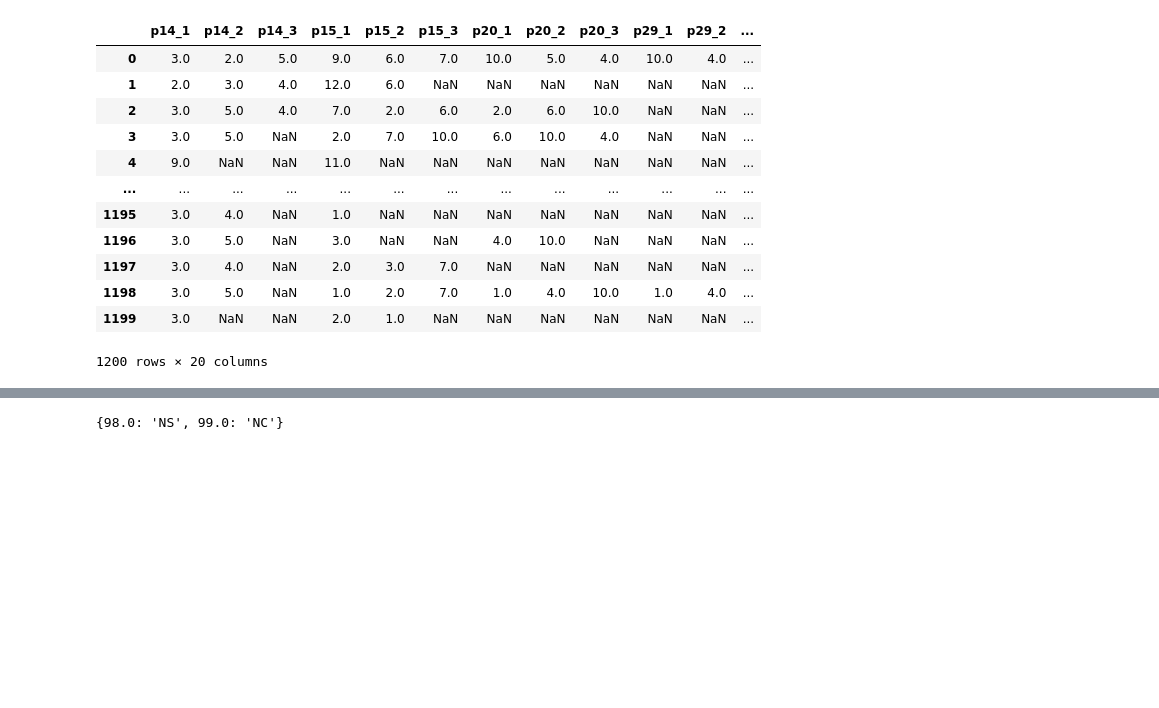
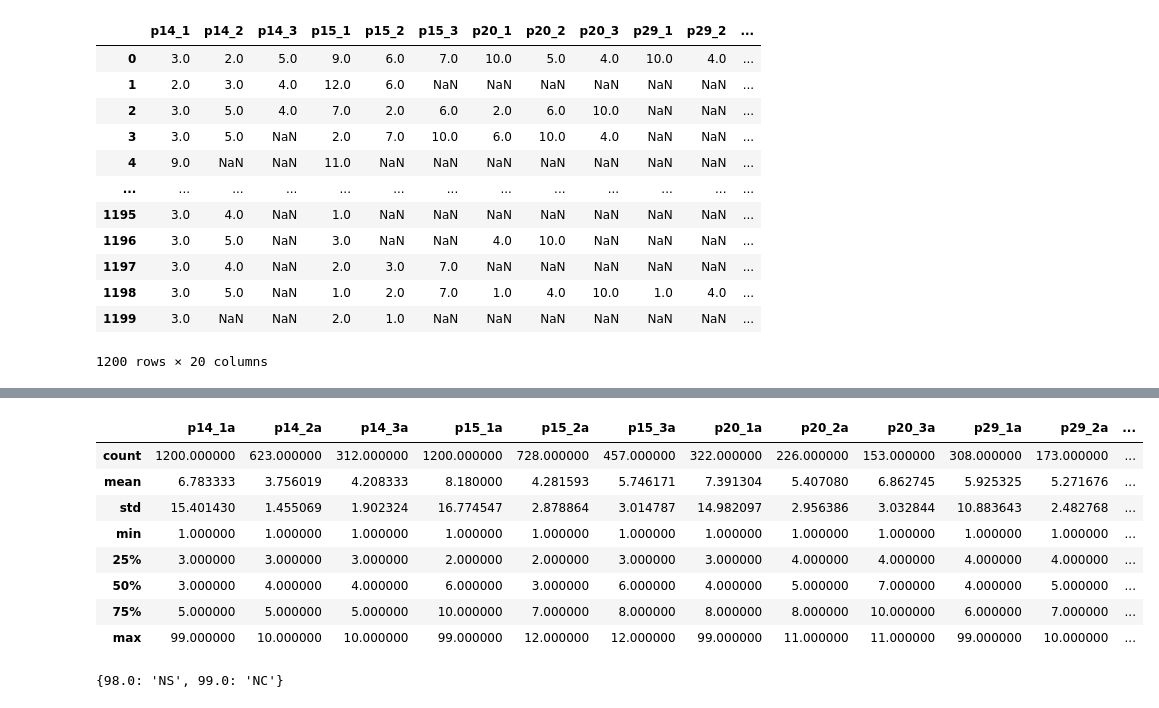
Before and after one commit to salvadorVMA/navegador, a Jupyter notebook: test_genai.ipynb, the cells around one changed output, grey strips where cells are left out. Cells and saved outputs as stored; diff of their text form; code cells hidden in the pictures; blank space fills up the shorter version.

```diff
--- a/test_genai.ipynb
+++ b/test_genai.ipynb
@@ -749,3 +962,15 @@ result, base_colnames, matching_colnames
+# %%
+enc_dict['Ciencia_y_Tecnologia']['dataframe'].filter(regex='^p.*a$').describe()
+# %% [output]
+|  | p14_1a | p14_2a | p14_3a | p15_1a | p15_2a | p15_3a | p20_1a | p20_2a | p20_3a | p29_1a | p29_2a | ... |
+| count | 1200.000000 | 623.000000 | 312.000000 | 1200.000000 | 728.000000 | 457.000000 | 322.000000 | 226.000000 | 153.000000 | 308.000000 | 173.000000 | ... |
+| mean | 6.783333 | 3.756019 | 4.208333 | 8.180000 | 4.281593 | 5.746171 | 7.391304 | 5.407080 | 6.862745 | 5.925325 | 5.271676 | ... |
+| std | 15.401430 | 1.455069 | 1.902324 | 16.774547 | 2.878864 | 3.014787 | 14.982097 | 2.956386 | 3.032844 | 10.883643 | 2.482768 | ... |
+| min | 1.000000 | 1.000000 | 1.000000 | 1.000000 | 1.000000 | 1.000000 | 1.000000 | 1.000000 | 1.000000 | 1.000000 | 1.000000 | ... |
+| 25% | 3.000000 | 3.000000 | 3.000000 | 2.000000 | 2.000000 | 3.000000 | 3.000000 | 4.000000 | 4.000000 | 4.000000 | 4.000000 | ... |
+| 50% | 3.000000 | 4.000000 | 4.000000 | 6.000000 | 3.000000 | 6.000000 | 4.000000 | 5.000000 | 7.000000 | 4.000000 | 5.000000 | ... |
+| 75% | 5.000000 | 5.000000 | 5.000000 | 10.000000 | 7.000000 | 8.000000 | 8.000000 | 8.000000 | 10.000000 | 6.000000 | 7.000000 | ... |
+| max | 99.000000 | 10.000000 | 10.000000 | 99.000000 | 12.000000 | 12.000000 | 99.000000 | 11.000000 | 11.000000 | 99.000000 | 10.000000 | ... |
 # %%
 enc_dict['Ciencia_y_Tecnologia']['metadata']['variable_value_labels']['p16']
 # %% [output]
```
Also changed, not shown: parts of 11 cells of this notebook, 1 other file.
